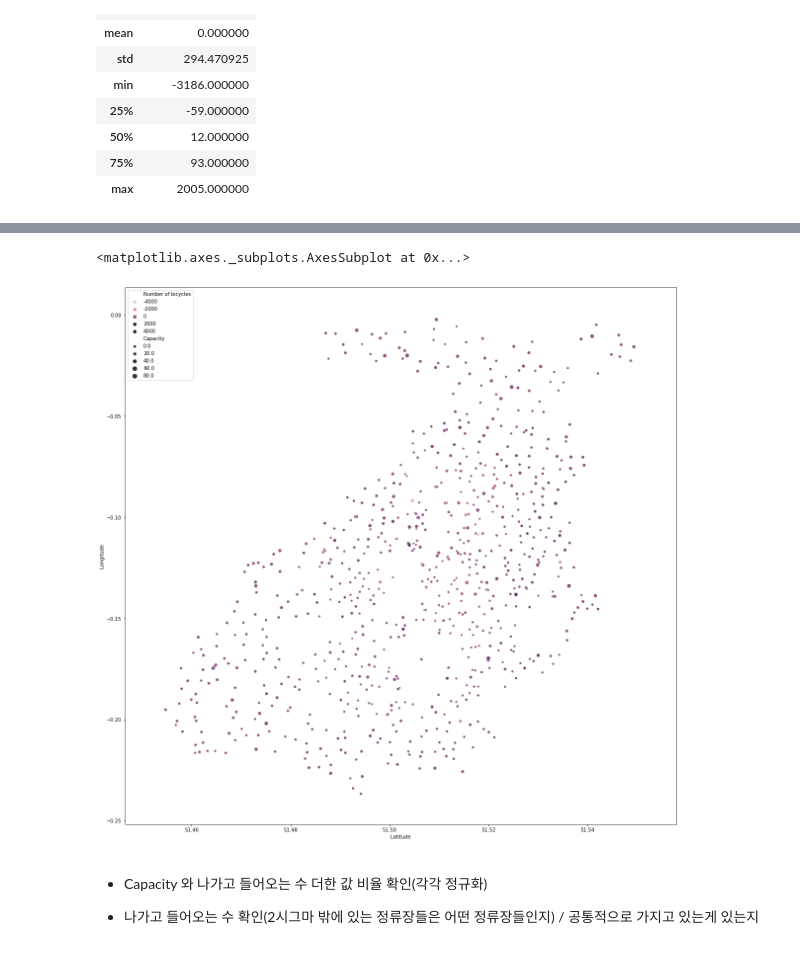
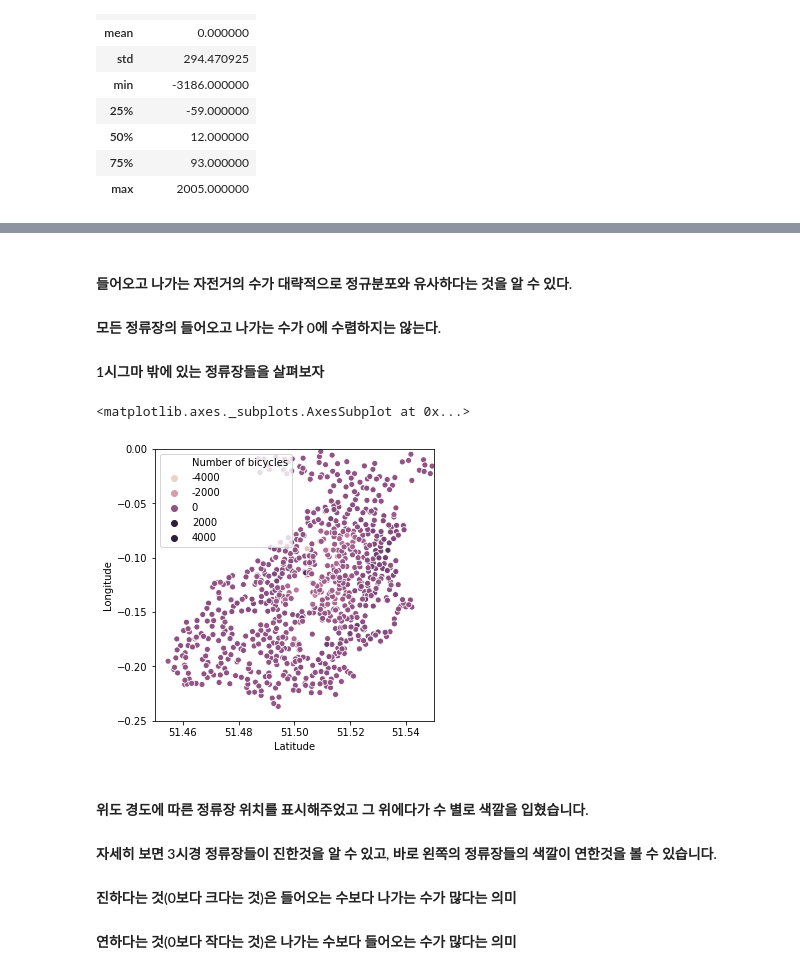
Before and after one commit to sunnight9507/4_2_-Data_Visualization, a Jupyter notebook: 영국_자전거/HW1.ipynb, the cells around one changed output, grey strips where cells are left out. Cells and saved outputs as stored; diff of their text form; code cells hidden in the pictures.

```diff
--- a/영국_자전거/HW1.ipynb
+++ b/영국_자전거/HW1.ipynb
@@ -109,10 +110,19 @@ result.plot()
+# %% [markdown]
+#### 들어오고 나가는 자전거의 수가 대략적으로 정규분포와 유사하다는 것을 알 수 있다.
+
+#### 모든 정류장의 들어오고 나가는 수가 0에 수렴하지는 않는다.
+
+#### 1시그마 밖에 있는 정류장들을 살펴보자
 # %%
-plt.figure(figsize=(20, 20))
-sns.scatterplot(x = 'Latitude',y = 'Longitude',size = 'Capacity',hue = 'Number of bicycles', data = result)
+plt.figure(figsize=(5, 5))
+plt.xlim(51.45,51.55)
+plt.ylim(-0.25,0)
+sns.scatterplot(x = 'Latitude',y = 'Longitude',hue = 'Number of bicycles', data = result)
 # %% [output]
 <matplotlib.axes._subplots.AxesSubplot at 0x...>
-[figure, old version]
+[figure, new version]
-# %% [markdown]
-- Capacity 와 나가고 들어오는 수 더한 값 비율 확인(각각 정규화)
-
-- 나가고 들어오는 수 확인(2시그마 밖에 있는 정류장들은 어떤 정류장들인지) / 공통적으로 가지고 있는게 있는지
+# %% [markdown]
+#### 위도 경도에 따른 정류장 위치를 표시해주었고 그 위에다가 수 별로 색깔을 입혔습니다.
+#### 자세히 보면 3시경 정류장들이 진한것을 알 수 있고, 바로 왼쪽의 정류장들의 색깔이 연한것을 볼 수 있습니다.
+#### 진하다는 것(0보다 크다는 것)은 들어오는 수보다 나가는 수가 많다는 의미
+#### 연하다는 것(0보다 작다는 것)은 나가는 수보다 들어오는 수가 많다는 의미
```
Also changed, not shown: parts of 14 cells of this notebook.
